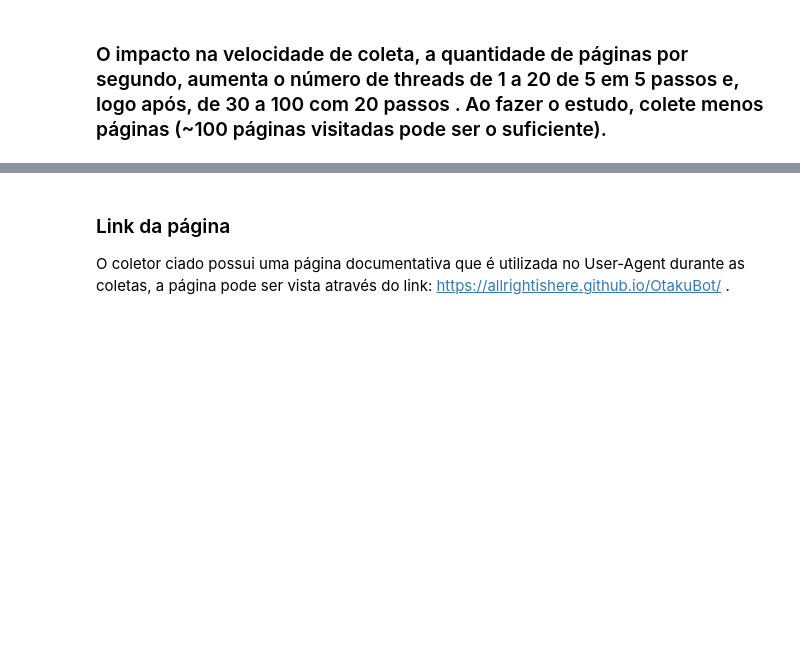
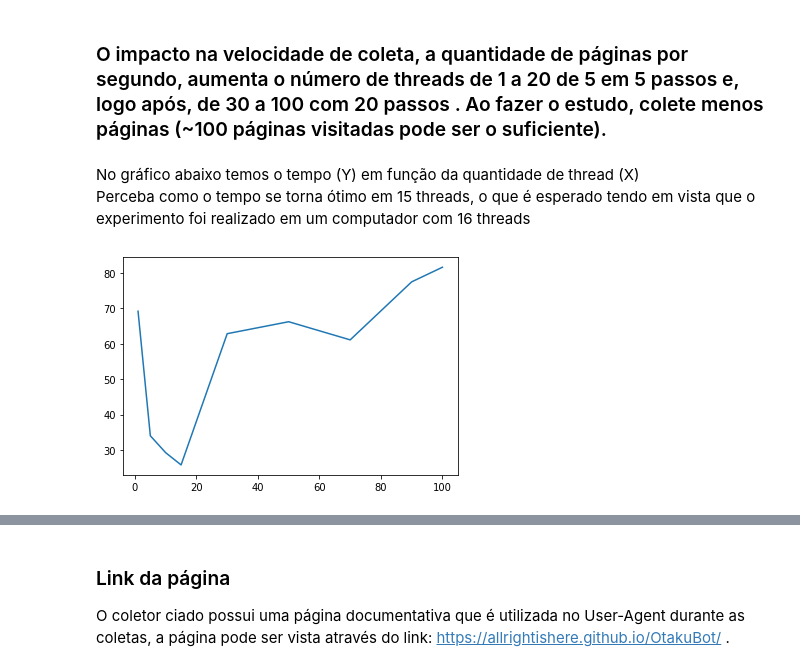
Before and after one commit to AllrightIsHere/ri-crawler, a Jupyter notebook: Relatorio.ipynb, the cells around one changed output, grey strips where cells are left out. Cells and saved outputs as stored; diff of their text form; code cells hidden in the pictures; blank space fills up the shorter version.

```diff
--- a/Relatorio.ipynb
+++ b/Relatorio.ipynb
@@ -85,8 +89,16 @@ arr_threads.append(100)
 
 for t in arr_threads:
     test_crawler(t)
+# %% [markdown]
+No gráfico abaixo temos o tempo (Y) em função da quantidade de thread (X)
+Perceba como o tempo se torna ótimo em 15 threads, o que é esperado tendo em vista que o experimento foi realizado em um computador com 16 threads
 # %%
 import matplotlib.pyplot as plt
 
-plt.plot(arr_results)
+x_coords = [coord[0] for coord in arr_results]
+y_coords = [coord[1] for coord in arr_results]
+
+plt.plot(x_coords, y_coords)
 plt.show()
+# %% [output]
+[figure, added]
```
Also changed, not shown: parts of 2 cells of this notebook, 1 other file.
